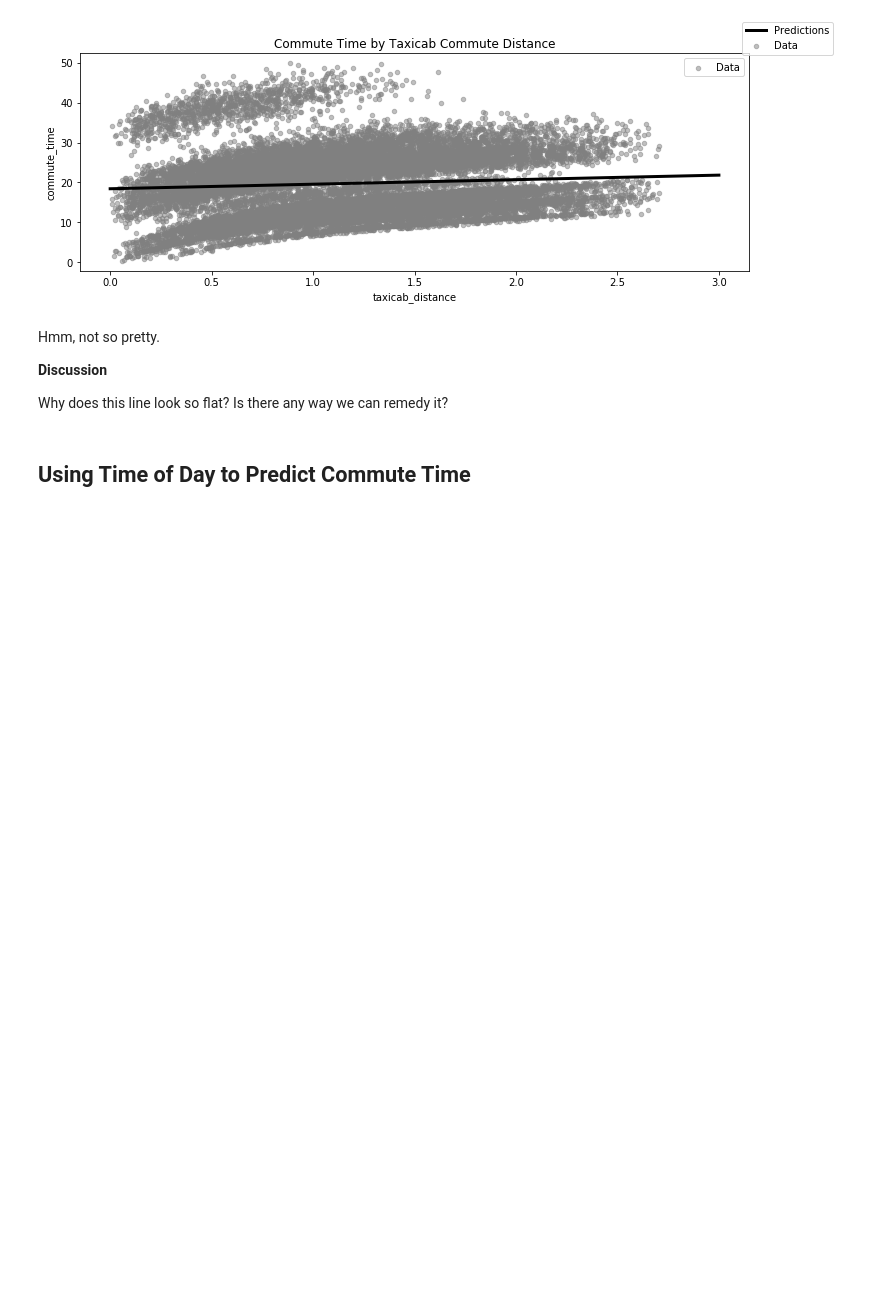
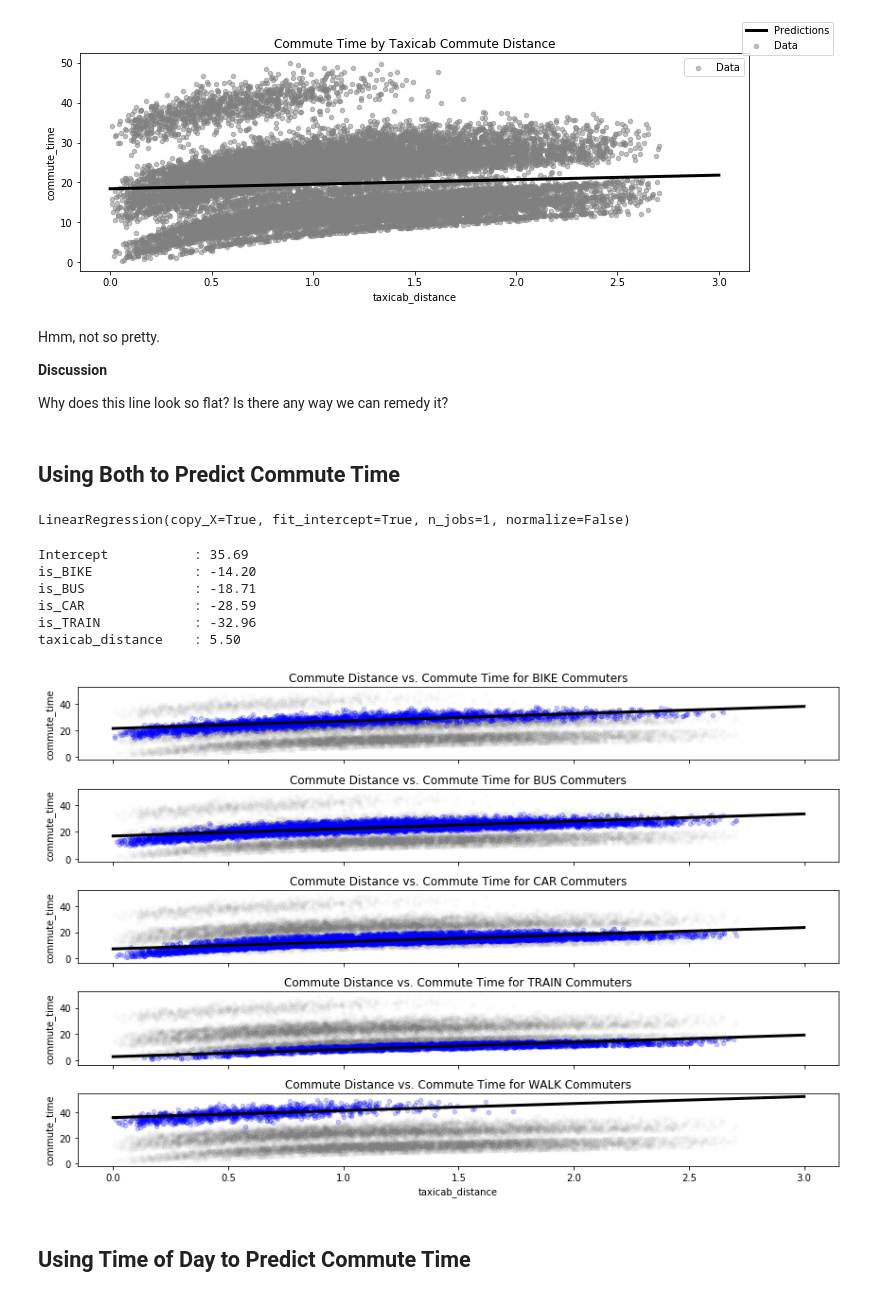
Before and after one commit to QCaudron/ml_101, a Jupyter notebook: 2_Linear_models/linear-regression.ipynb, the cells around one changed output. Saved outputs shown, nothing was run; the diff lists cells and outputs as text; code cells hidden in the pictures; blank space fills up the shorter version.

Commit message:
Add rough both variables part.

```diff
--- a/2_Linear_models/linear-regression.ipynb
+++ b/2_Linear_models/linear-regression.ipynb
@@ -550,3 +550,5 @@ Hmm, not so pretty.
 **Discussion**
 
 Why does this line look so flat?  Is there any way we can remedy it?
+# %% [markdown]
+## Using Both to Predict Commute Time
@@ -553,3 +560,47 @@ Why does this line look so flat?  Is there any way we can remedy it?
+# %%
+model_both_distance_and_type = LinearRegression()
+model_both_distance_and_type.fit(train_data_both_distance_and_type, train_data_raw['commute_time'])
+# %% [output]
+LinearRegression(copy_X=True, fit_intercept=True, n_jobs=1, normalize=False)
+# %%
+print_betas(model_both_distance_and_type, feature_names)
+# %% [output]
+Intercept           : 35.69
+is_BIKE             : -14.20
+is_BUS              : -18.71
+is_CAR              : -28.59
+is_TRAIN            : -32.96
+taxicab_distance    : 5.50
+# %%
+line_intercepts = {
+    'BIKE': 35.69 - 14.20,
+    'BUS': 35.69 - 18.71,
+    'CAR': 35.69 - 28.59,
+    'TRAIN': 35.69 - 32.96,
+    'WALK': 35.69
+}
+# %%
+commute_types = np.unique(train_data_raw['commute_type'])
+
+fig, axs = plt.subplots(len(commute_types), 1, figsize=(12, 8), sharex=True)
+
+for commute_type, ax in zip(commute_types, axs):
+    commute_type_mask = train_data_raw['commute_type'] == commute_type
+    train_for_commute_type = train_data_raw[commute_type_mask]
+    train_data_raw.plot(
+        ax=ax, kind="scatter",
+        x='taxicab_distance', y='commute_time',
+        color='gray', alpha=0.02)
+    train_for_commute_type.plot(
+        ax=ax, kind="scatter",
+        x='taxicab_distance', y='commute_time',
+        color='blue', alpha=0.2)
+    plot_line(ax, 5.50, line_intercepts[commute_type])
+    ax.set_title(f"Commute Distance vs. Commute Time for {commute_type} Commuters")
+
+fig.tight_layout()
+# %% [output]
+[figure, added]
 # %% [markdown]
 ## Using Time of Day to Predict Commute Time
 # %% [markdown]
```
Also changed, not shown: parts of 1 cell of this notebook.
